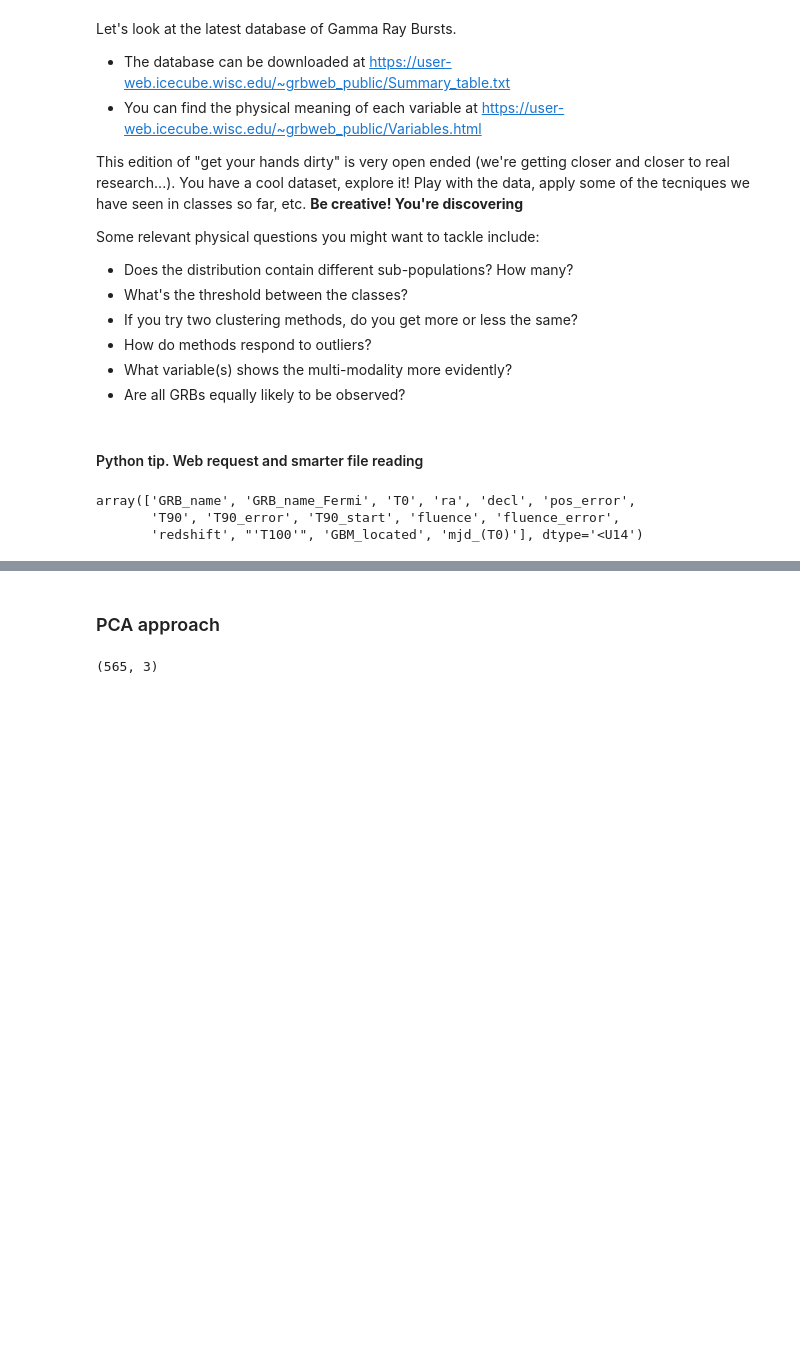
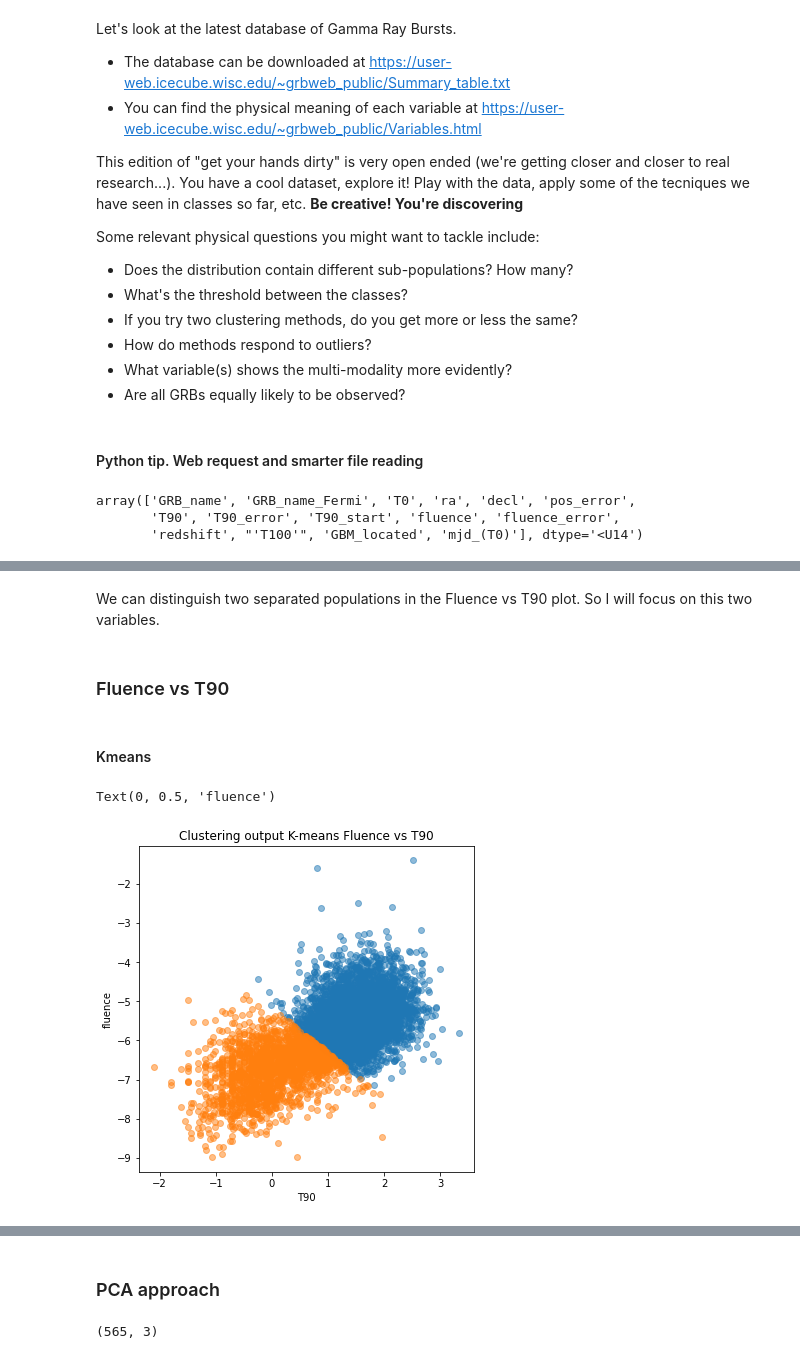
Before and after one commit to ludovicobizzarri/astrostatistics_bicocca_2024, a Jupyter notebook: working/Lesson 14/Gamma Ray Burst.ipynb, the cells around one changed output, grey strips where cells are left out. Cells and saved outputs as stored; diff of their text form; code cells hidden in the pictures; blank space fills up the shorter version.

```diff
--- a/working/Lesson 14/Gamma Ray Burst.ipynb
+++ b/working/Lesson 14/Gamma Ray Burst.ipynb
@@ -129,0 +135,29 @@ My idea is to perform a PCA to see if by reducing the dimenionality of the probl
+# %% [markdown]
+We can distinguish two separated populations in the Fluence vs T90 plot. So I will focus on this two variables.
+# %% [markdown]
+### Fluence vs T90
+# %% [markdown]
+#### Kmeans
+# %%
+# K-means
+
+X_T90_F = np.array([T90_use,fluence_use]).T
+
+clf = KMeans(n_clusters=2)
+clf.fit(X_T90_F)
+labels = clf.predict(X_T90_F) #labels for each of the points
+
+fig = plt.figure(figsize=(6,6))
+# plot the data color-coded by cluster id
+for ii in range(int(labels.max())+1):
+    plt.scatter(X_T90_F[labels==ii,0], X_T90_F[labels==ii,1],
+                color='C%i'%ii,alpha=0.5)
+
+plt.title('Clustering output K-means Fluence vs T90')
+#plt.xscale('log')
+#plt.yscale('log')
+plt.xlabel('T90')
+plt.ylabel('fluence')
+# %% [output]
+Text(0, 0.5, 'fluence')
+[figure, added]
```
Also changed, not shown: parts of 13 cells of this notebook, 1 other file.
